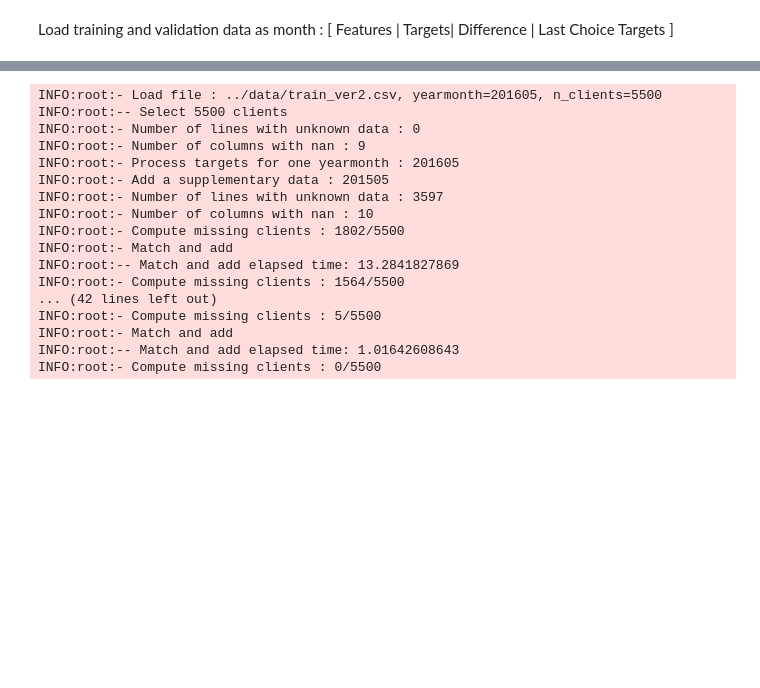
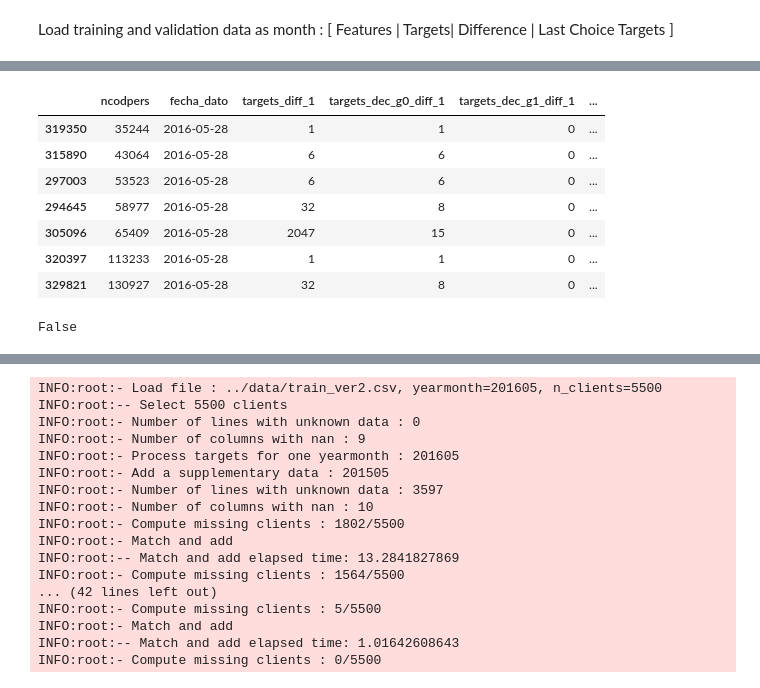
Before and after one commit to vfdev-5/SPR, a Jupyter notebook: trees/trees_and_NN_predictions_CV_2.ipynb, the cells around one changed output, grey strips where cells are left out. Cells and saved outputs as stored; diff of their text form; code cells hidden in the pictures; blank space fills up the shorter version.

```diff
--- a/trees/trees_and_NN_predictions_CV_2.ipynb
+++ b/trees/trees_and_NN_predictions_CV_2.ipynb
@@ -58,3 +52,18 @@ df[['ncodpers', 'fecha_dato', 'targets_str', 'targets_str_1', 'ind_cco_fin_ult1_
+# %%
+df[mask][['ncodpers', 'fecha_dato', 'targets_diff_1', 'targets_dec_g0_diff_1', 'targets_dec_g1_diff_1', 'targets_dec_g2_diff_1', 'targets_dec_g3_diff_1']].head(7)
+# %% [output]
+|  | ncodpers | fecha_dato | targets_diff_1 | targets_dec_g0_diff_1 | targets_dec_g1_diff_1 | ... |
+| 319350 | 35244 | 2016-05-28 | 1 | 1 | 0 | ... |
+| 315890 | 43064 | 2016-05-28 | 6 | 6 | 0 | ... |
+| 297003 | 53523 | 2016-05-28 | 6 | 6 | 0 | ... |
+| 294645 | 58977 | 2016-05-28 | 32 | 8 | 0 | ... |
+| 305096 | 65409 | 2016-05-28 | 2047 | 15 | 0 | ... |
+| 320397 | 113233 | 2016-05-28 | 1 | 1 | 0 | ... |
+| 329821 | 130927 | 2016-05-28 | 32 | 8 | 0 | ... |
+# %%
+df.isnull().any().all()
+# %% [output]
+False
 # %%
 print len(df.columns), df.columns.values
 # %% [output]
```
Also changed, not shown: parts of 4 cells of this notebook, 3 other files.
